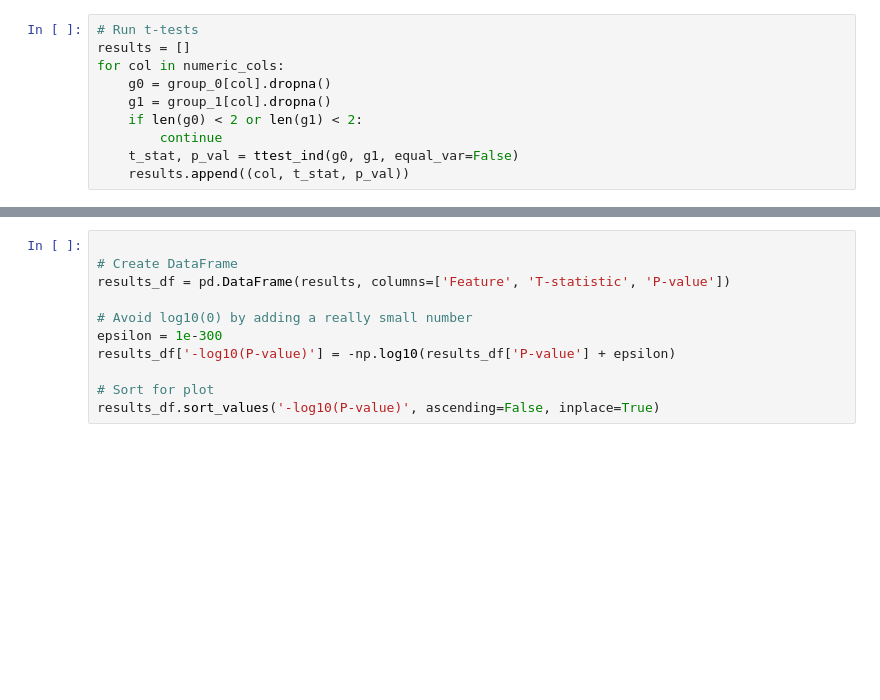
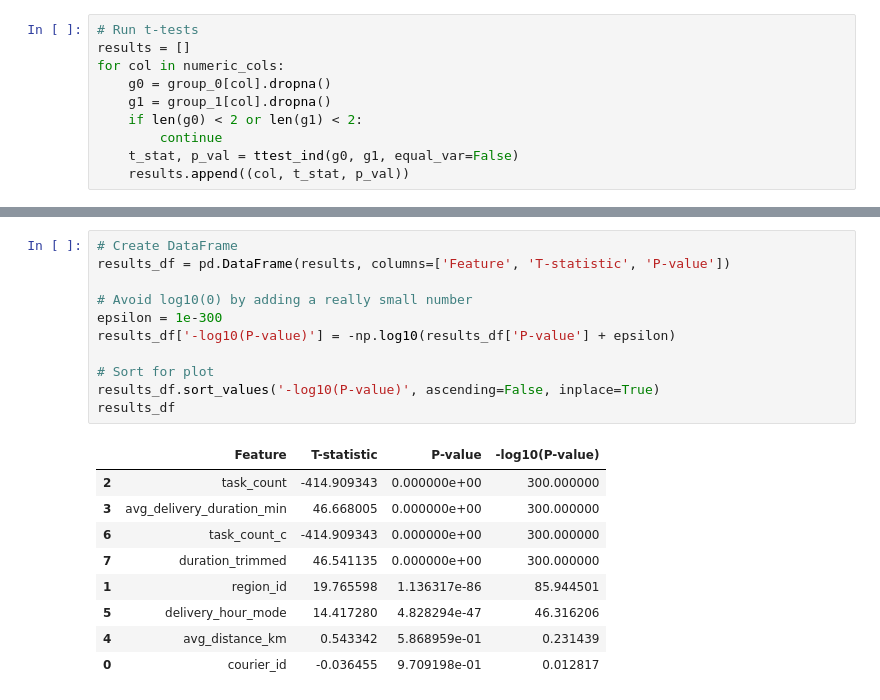
Before and after one commit to ISL-0111/IDS701_Team_Project, a Jupyter notebook: Experiment_regression/ttest.ipynb, the cells around one changed output, grey strips where cells are left out. Saved outputs shown, nothing was run; the diff lists cells and outputs as text; blank space fills up the shorter version.

```diff
--- a/Experiment_regression/ttest.ipynb
+++ b/Experiment_regression/ttest.ipynb
@@ -30,12 +47,22 @@ for col in numeric_cols:
 # %%
-
 # Create DataFrame
 results_df = pd.DataFrame(results, columns=['Feature', 'T-statistic', 'P-value'])
 
 # Avoid log10(0) by adding a really small number
 epsilon = 1e-300
 results_df['-log10(P-value)'] = -np.log10(results_df['P-value'] + epsilon)
 
 # Sort for plot
 results_df.sort_values('-log10(P-value)', ascending=False, inplace=True)
+results_df
+# %% [output]
+|  | Feature | T-statistic | P-value | -log10(P-value) |
+| 2 | task_count | -414.909343 | 0.000000e+00 | 300.000000 |
+| 3 | avg_delivery_duration_min | 46.668005 | 0.000000e+00 | 300.000000 |
+| 6 | task_count_c | -414.909343 | 0.000000e+00 | 300.000000 |
+| 7 | duration_trimmed | 46.541135 | 0.000000e+00 | 300.000000 |
+| 1 | region_id | 19.765598 | 1.136317e-86 | 85.944501 |
+| 5 | delivery_hour_mode | 14.417280 | 4.828294e-47 | 46.316206 |
+| 4 | avg_distance_km | 0.543342 | 5.868959e-01 | 0.231439 |
+| 0 | courier_id | -0.036455 | 9.709198e-01 | 0.012817 |
 # %%
```
Also changed, not shown: parts of 7 cells of this notebook, 1 other file.
